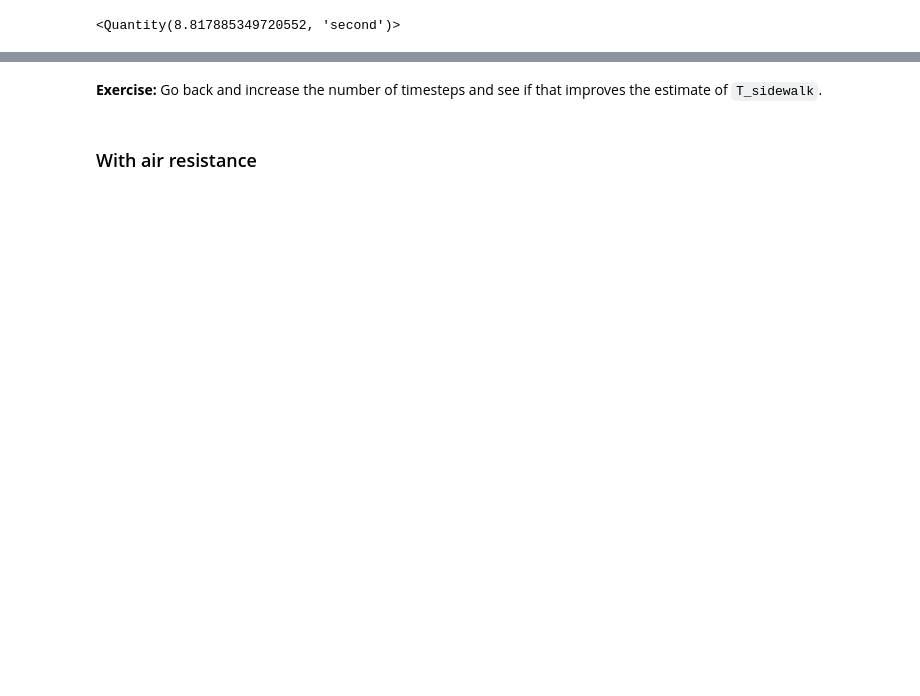
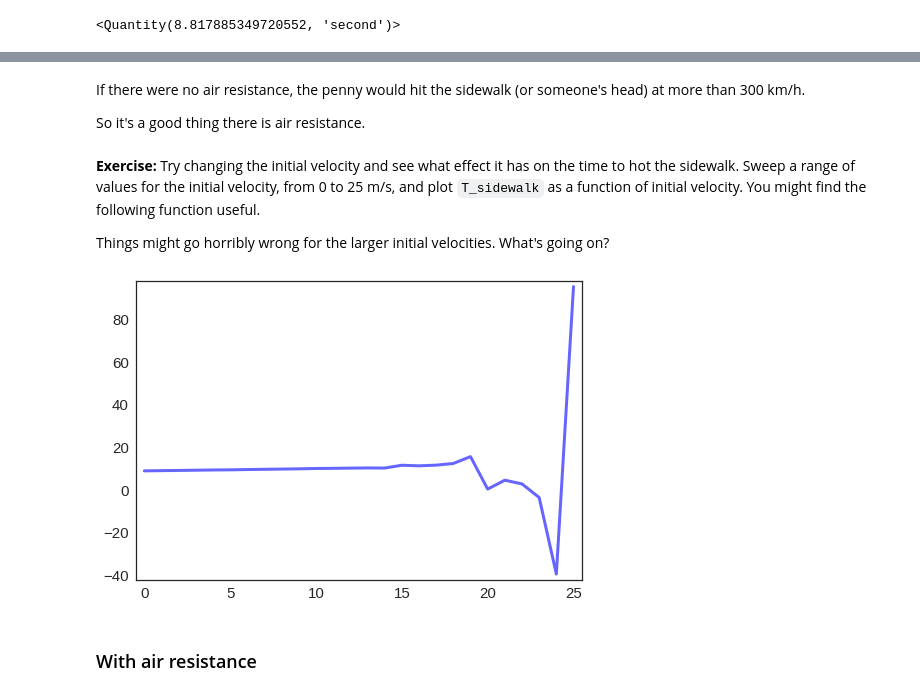
Before and after one commit to AllenDowney/ModSimPy, a Jupyter notebook: code/chap09soln.ipynb, the cells around one changed output, grey strips where cells are left out. Drawn from its saved outputs; the diff is of its cells as text; code cells hidden in the pictures; blank space fills up the shorter version.

```diff
--- a/code/chap09soln.ipynb
+++ b/code/chap09soln.ipynb
@@ -106,0 +152,4 @@ Saving figure to file chap09-fig01.pdf
+# %%
+system = make_system(10)
+run_odeint(system, slope_func)
+system.results
@@ -107,6 +171,6 @@ Saving figure to file chap09-fig01.pdf
 # %%
 y = system.results.y
-inverse = Series(data=y.index, index=y.data)
+inverse = Series(y.index, index=y.values)
 inverse
 # %% [output]
  381.0     0.0
@@ -132,10 +212,3 @@ array(8.81792826905006)
 sqrt(2 * init.y / g)
 # %% [output]
 <Quantity(8.817885349720552, 'second')>
-# %%
-def make_system(duration):
-    init = State(y=381 * m, v=0 * m/s)
-
-    g = 9.8 * m/s**2
-    ts = linspace(0, duration, 101)
-    return System(init=init, g=g, ts=ts)
@@ -142,3 +219,3 @@ def make_system(duration):
 # %%
-system = make_system(T_sidewalk)
+system = make_system(duration=T_sidewalk)
 run_odeint(system, slope_func)
@@ -167,2 +256,8 @@ v_final.to(km / h)
-# %% [markdown]
-**Exercise:** Go back and increase the number of timesteps and see if that improves the estimate of `T_sidewalk`.
+# %% [markdown]
+If there were no air resistance, the penny would hit the sidewalk (or someone's head) at more than 300 km/h.
+
+So it's a good thing there is air resistance.
+# %% [markdown]
+**Exercise:** Try changing the initial velocity and see what effect it has on the time to hot the sidewalk.  Sweep a range of values for the initial velocity, from 0 to 25 m/s, and plot `T_sidewalk` as a function of initial velocity.  You might find the following function useful.
+
+Things might go horribly wrong for the larger initial velocities.  What's going on?
@@ -169,2 +280,18 @@ v_final.to(km / h)
+# %%
+# Solution
+
+duration = 10
+vs = linrange(0, 25, 1)
+
+for v_init in vs:
+    system = make_system(duration, v_init)
+    run_odeint(system, slope_func)
+    y = system.results.y
+    inverse = Series(y.index, index=y.values)
+    T = interpolate(inverse, kind='cubic')
+    T_sidewalk = T(0)
+    plot(v_init, T_sidewalk, 'b-')
+# %% [output]
+[figure, added]
 # %% [markdown]
 ### With air resistance
```
Also changed, not shown: parts of 117 cells of this notebook, 2 other files.
